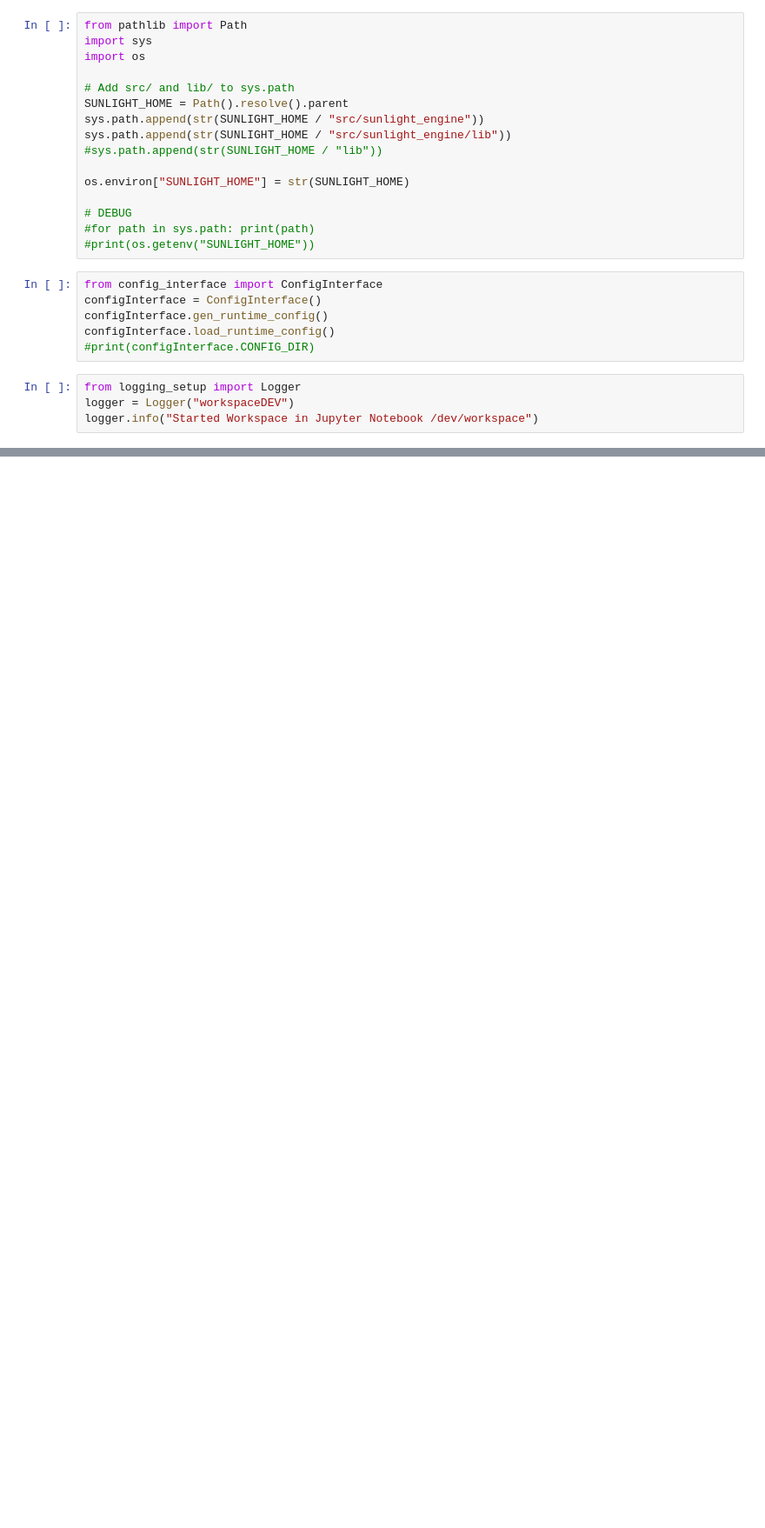
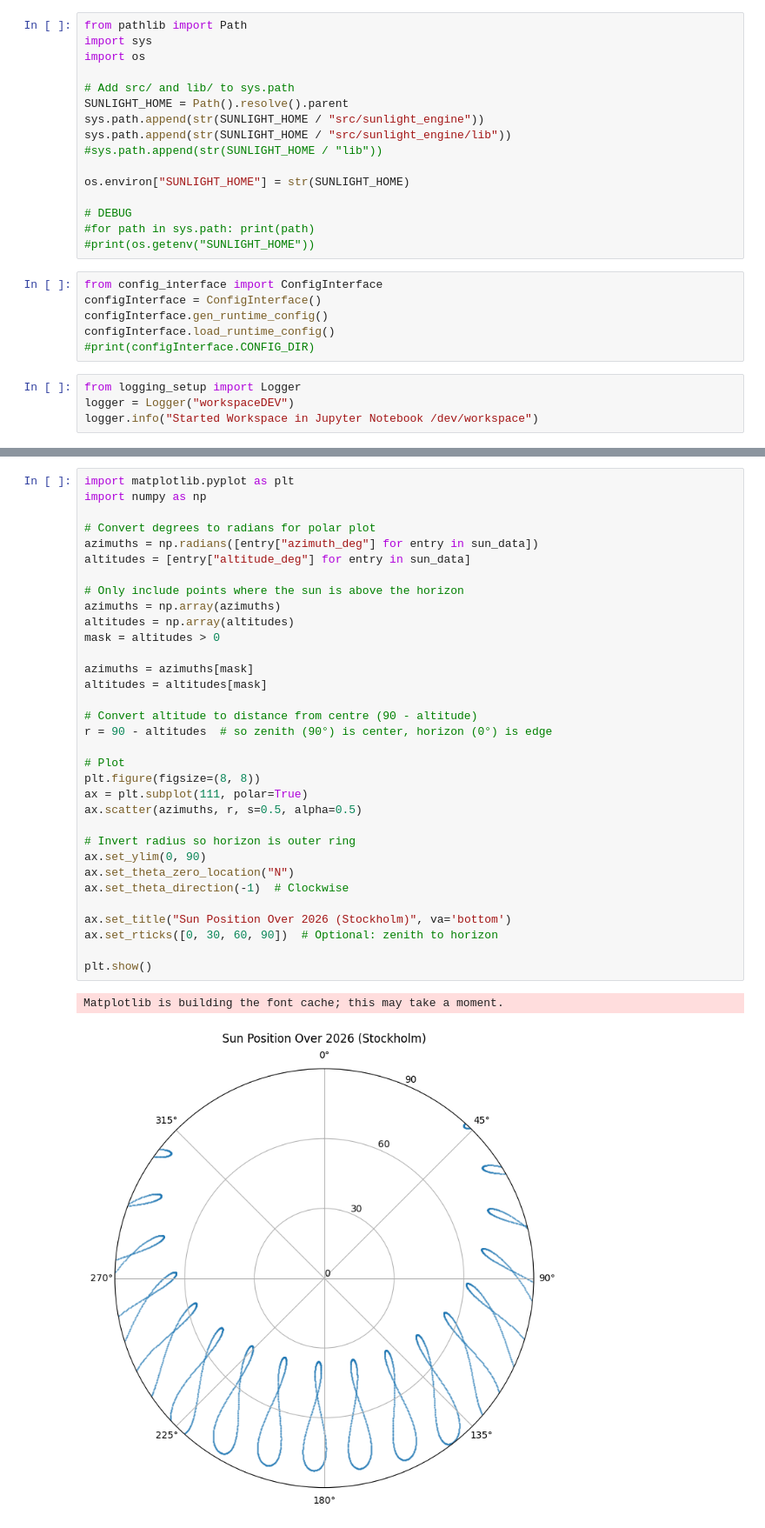
Before and after one commit to GimAndTonic/sunlight, a Jupyter notebook: dev/workspace.ipynb, the cells around one changed output, grey strips where cells are left out. Shown at 87% size. Drawn from its saved outputs; the diff is of its cells as text; blank space fills up the shorter version.

```diff
--- a/dev/workspace.ipynb
+++ b/dev/workspace.ipynb
@@ -64,0 +132,36 @@ configInterface.CONFIG_DIR
+# %%
+import matplotlib.pyplot as plt
+import numpy as np
+
+# Convert degrees to radians for polar plot
+azimuths = np.radians([entry["azimuth_deg"] for entry in sun_data])
+altitudes = [entry["altitude_deg"] for entry in sun_data]
+
+# Only include points where the sun is above the horizon
+azimuths = np.array(azimuths)
+altitudes = np.array(altitudes)
+mask = altitudes > 0
+
+azimuths = azimuths[mask]
+altitudes = altitudes[mask]
+
+# Convert altitude to distance from centre (90 - altitude)
+r = 90 - altitudes  # so zenith (90°) is center, horizon (0°) is edge
+
+# Plot
+plt.figure(figsize=(8, 8))
+ax = plt.subplot(111, polar=True)
+ax.scatter(azimuths, r, s=0.5, alpha=0.5)
+
+# Invert radius so horizon is outer ring
+ax.set_ylim(0, 90)
+ax.set_theta_zero_location("N")
+ax.set_theta_direction(-1)  # Clockwise
+
+ax.set_title("Sun Position Over 2026 (Stockholm)", va='bottom')
+ax.set_rticks([0, 30, 60, 90])  # Optional: zenith to horizon
+
+plt.show()
+# %% [output]
+Matplotlib is building the font cache; this may take a moment.
+[figure, added]
```
Also changed, not shown: parts of 12 cells of this notebook, 2 other files.
